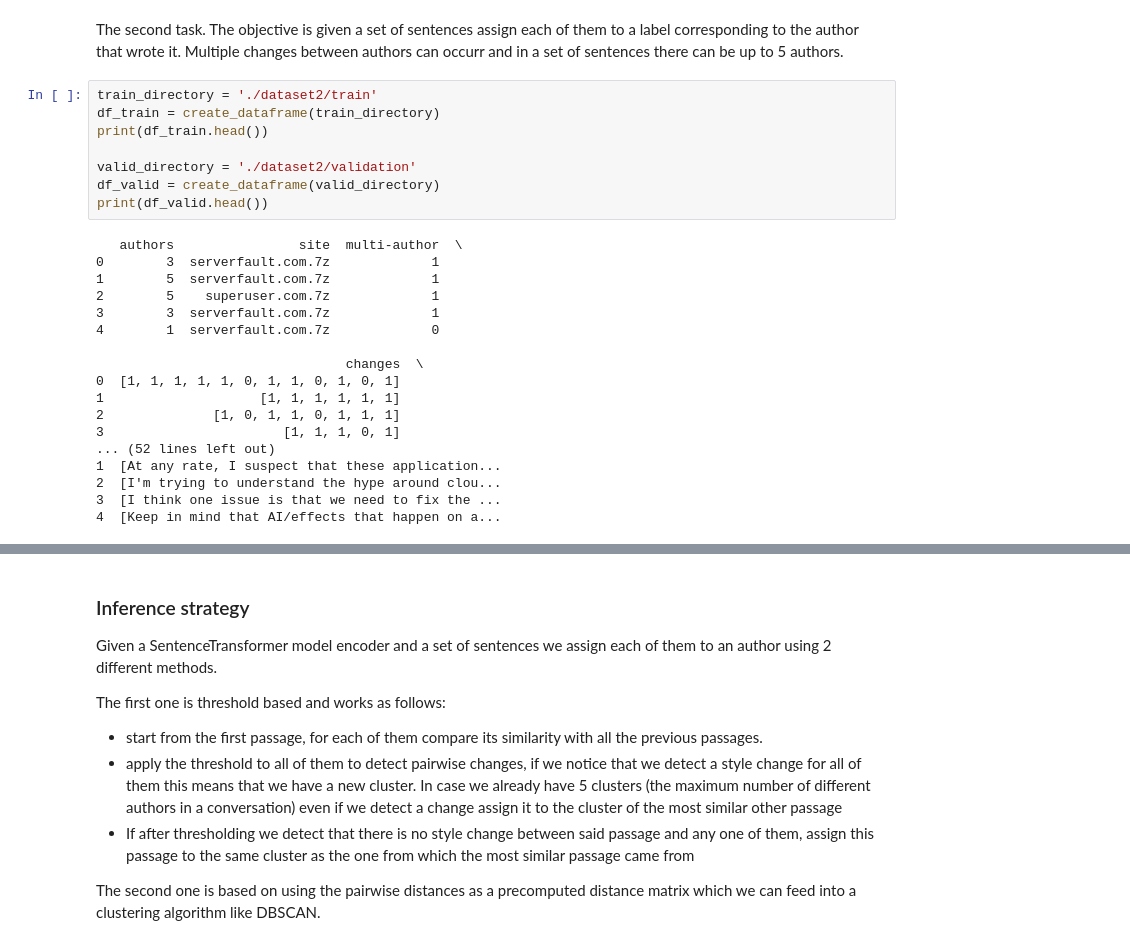
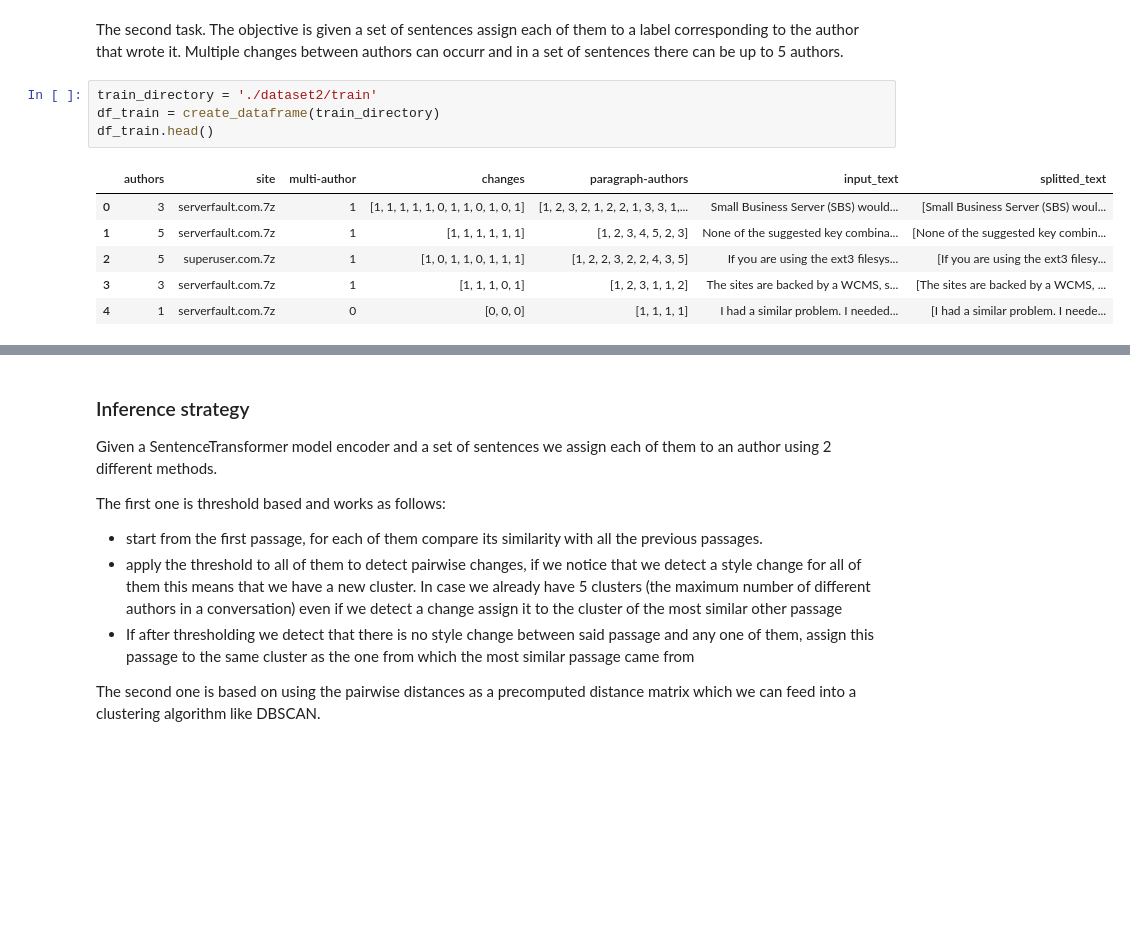
Before and after one commit to IldebrandoSimeoni/NLP-UniBo, a Jupyter notebook: Project/2nd_approach/NLP_Project_2ndApproach.ipynb, the cells around one changed output, grey strips where cells are left out. Cells and saved outputs as stored; diff of their text form; blank space fills up the shorter version.

```diff
--- a/Project/2nd_approach/NLP_Project_2ndApproach.ipynb
+++ b/Project/2nd_approach/NLP_Project_2ndApproach.ipynb
@@ -627,26 +645,11 @@ Multiple changes between authors can occurr and in a set of sentences there can
 # %%
 train_directory = './dataset2/train'
 df_train = create_dataframe(train_directory)
-print(df_train.head())
-
-valid_directory = './dataset2/validation'
-df_valid = create_dataframe(valid_directory)
-print(df_valid.head())
+df_train.head()
 # %% [output]
-   authors                site  multi-author  \
-0        3  serverfault.com.7z             1
-1        5  serverfault.com.7z             1
-2        5    superuser.com.7z             1
-3        3  serverfault.com.7z             1
-4        1  serverfault.com.7z             0
-
-                                changes  \
-0  [1, 1, 1, 1, 1, 0, 1, 1, 0, 1, 0, 1]
-1                    [1, 1, 1, 1, 1, 1]
-2              [1, 0, 1, 1, 0, 1, 1, 1]
-3                       [1, 1, 1, 0, 1]
-... (52 lines left out)
-1  [At any rate, I suspect that these application...
-2  [I'm trying to understand the hype around clou...
-3  [I think one issue is that we need to fix the ...
-4  [Keep in mind that AI/effects that happen on a...
+|  | authors | site | multi-author | changes | paragraph-authors | input_text | splitted_text |
+| 0 | 3 | serverfault.com.7z | 1 | [1, 1, 1, 1, 1, 0, 1, 1, 0, 1, 0, 1] | [1, 2, 3, 2, 1, 2, 2, 1, 3, 3, 1,... | Small Business Server (SBS) would... | [Small Business Server (SBS) woul... |
+| 1 | 5 | serverfault.com.7z | 1 | [1, 1, 1, 1, 1, 1] | [1, 2, 3, 4, 5, 2, 3] | None of the suggested key combina... | [None of the suggested key combin... |
+| 2 | 5 | superuser.com.7z | 1 | [1, 0, 1, 1, 0, 1, 1, 1] | [1, 2, 2, 3, 2, 2, 4, 3, 5] | If you are using the ext3 filesys... | [If you are using the ext3 filesy... |
+| 3 | 3 | serverfault.com.7z | 1 | [1, 1, 1, 0, 1] | [1, 2, 3, 1, 1, 2] | The sites are backed by a WCMS, s... | [The sites are backed by a WCMS, ... |
+| 4 | 1 | serverfault.com.7z | 0 | [0, 0, 0] | [1, 1, 1, 1] | I had a similar problem. I needed... | [I had a similar problem. I neede... |
```
Also changed, not shown: parts of 6 cells of this notebook.
